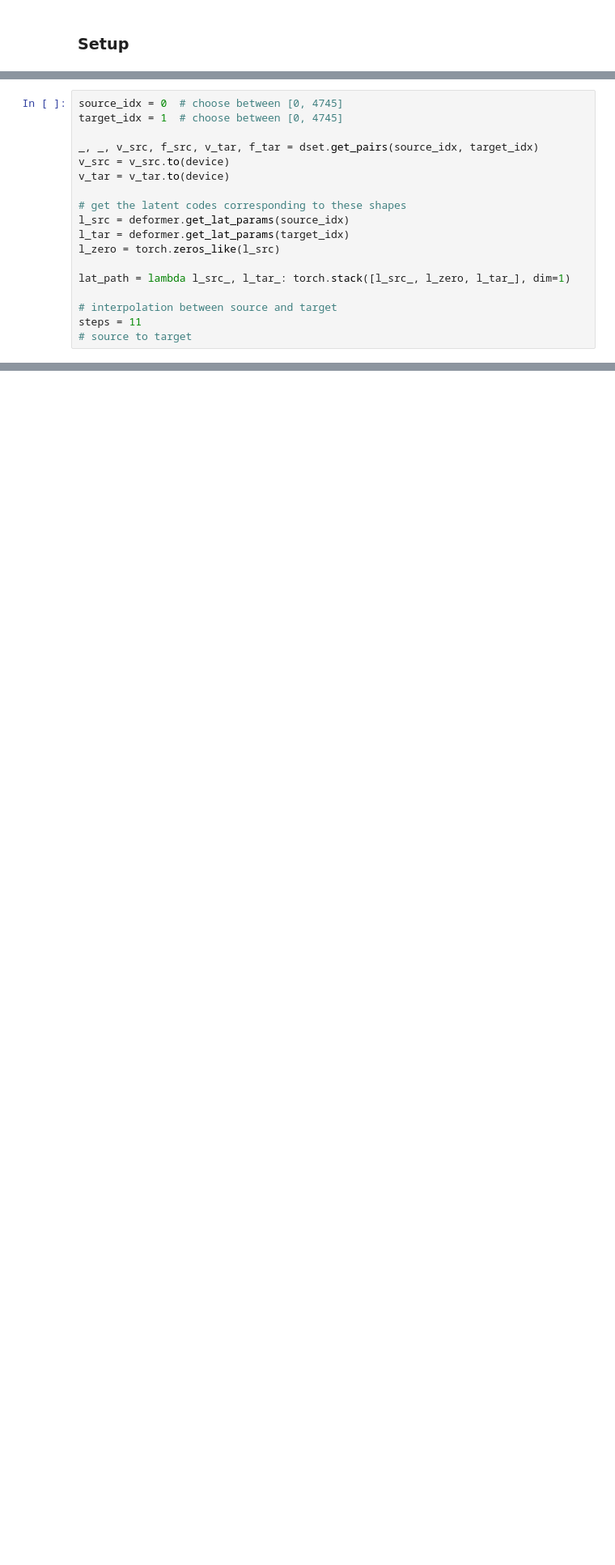
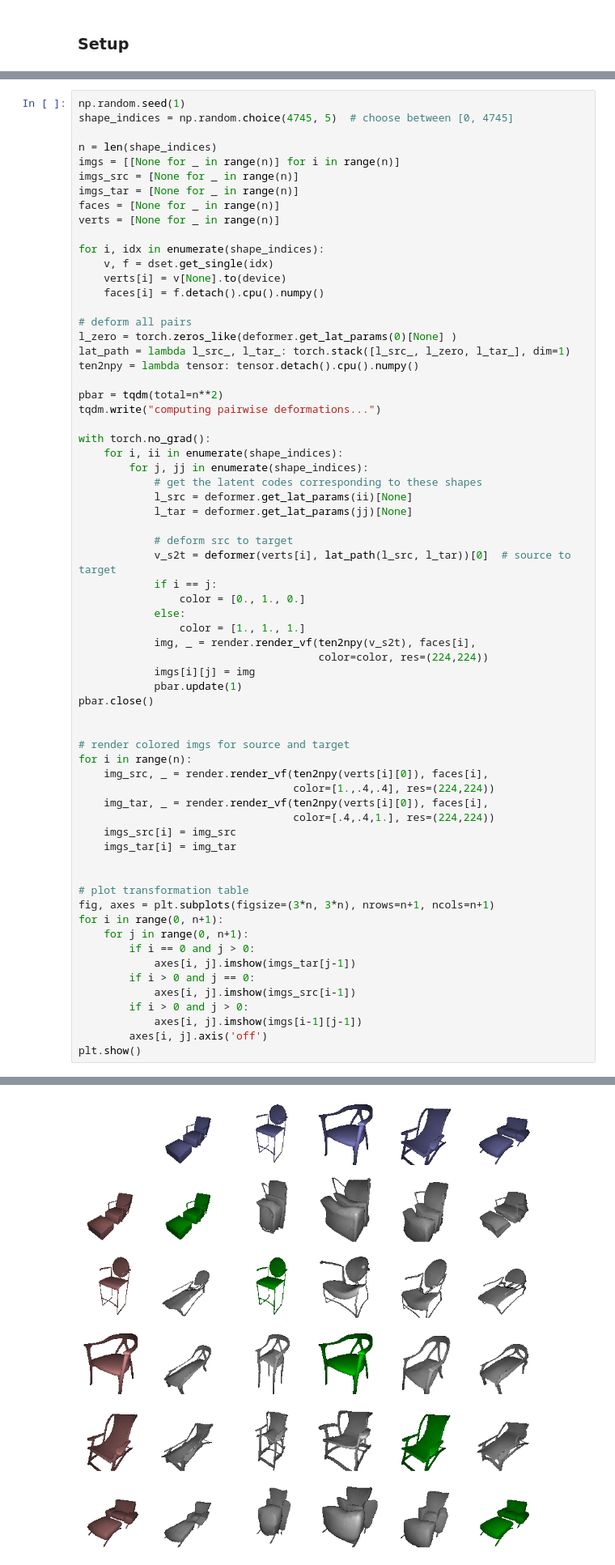
Before and after one commit to maxjiang93/ShapeFlow, a Jupyter notebook: visualize_deformer.ipynb, the cells around one changed output, grey strips where cells are left out. Shown at 81% size. Drawn from its saved outputs; the diff is of its cells as text; blank space fills up the shorter version.

```diff
--- a/visualize_deformer.ipynb
+++ b/visualize_deformer.ipynb
@@ -47,18 +121,67 @@ dset = ShapeNetMesh(data_root=data_root, split="train", category="chair",
-# %%
-source_idx = 0  # choose between [0, 4745]
-target_idx = 1  # choose between [0, 4745]
-
-_, _, v_src, f_src, v_tar, f_tar = dset.get_pairs(source_idx, target_idx)
-v_src = v_src.to(device)
-v_tar = v_tar.to(device)
-
-# get the latent codes corresponding to these shapes
-l_src = deformer.get_lat_params(source_idx)
-l_tar = deformer.get_lat_params(target_idx)
-l_zero = torch.zeros_like(l_src)
-
-lat_path = lambda l_src_, l_tar_: torch.stack([l_src_, l_zero, l_tar_], dim=1)
-
-# interpolation between source and target
-steps = 11
-# source to target
+# %%
+np.random.seed(1)
+shape_indices = np.random.choice(4745, 5)  # choose between [0, 4745]
+
+n = len(shape_indices)
+imgs = [[None for _ in range(n)] for i in range(n)]
+imgs_src = [None for _ in range(n)]
+imgs_tar = [None for _ in range(n)]
+faces = [None for _ in range(n)]
+verts = [None for _ in range(n)]
+
+for i, idx in enumerate(shape_indices):
+    v, f = dset.get_single(idx)
+    verts[i] = v[None].to(device)
+    faces[i] = f.detach().cpu().numpy()
+
+# deform all pairs
+l_zero = torch.zeros_like(deformer.get_lat_params(0)[None] )
+lat_path = lambda l_src_, l_tar_: torch.stack([l_src_, l_zero, l_tar_], dim=1)
+ten2npy = lambda tensor: tensor.detach().cpu().numpy()
+
+pbar = tqdm(total=n**2)
+tqdm.write("computing pairwise deformations...")
+
+with torch.no_grad():
+    for i, ii in enumerate(shape_indices):
+        for j, jj in enumerate(shape_indices):
+            # get the latent codes corresponding to these shapes
+            l_src = deformer.get_lat_params(ii)[None]
+            l_tar = deformer.get_lat_params(jj)[None]
+
+            # deform src to target
+            v_s2t = deformer(verts[i], lat_path(l_src, l_tar))[0]  # source to target
+            if i == j:
+                color = [0., 1., 0.]
+            else:
+                color = [1., 1., 1.]
+            img, _ = render.render_vf(ten2npy(v_s2t), faces[i],
+                                      color=color, res=(224,224))
+            imgs[i][j] = img
+            pbar.update(1)
+pbar.close()
+
+
+# render colored imgs for source and target
+for i in range(n):
+    img_src, _ = render.render_vf(ten2npy(verts[i][0]), faces[i],
+                                  color=[1.,.4,.4], res=(224,224))
+    img_tar, _ = render.render_vf(ten2npy(verts[i][0]), faces[i],
+                                  color=[.4,.4,1.], res=(224,224))
+    imgs_src[i] = img_src
+    imgs_tar[i] = img_tar
+
+
+# plot transformation table
+fig, axes = plt.subplots(figsize=(3*n, 3*n), nrows=n+1, ncols=n+1)
+for i in range(0, n+1):
+    for j in range(0, n+1):
+        if i == 0 and j > 0:
+            axes[i, j].imshow(imgs_tar[j-1])
+        if i > 0 and j == 0:
+            axes[i, j].imshow(imgs_src[i-1])
+        if i > 0 and j > 0:
+            axes[i, j].imshow(imgs[i-1][j-1])
+        axes[i, j].axis('off')
+plt.show()
+# %% [output]
@@ -64,0 +189 @@ steps = 11
+[figure, added]
```
Also changed, not shown: parts of 8 cells of this notebook, 4 other files.
